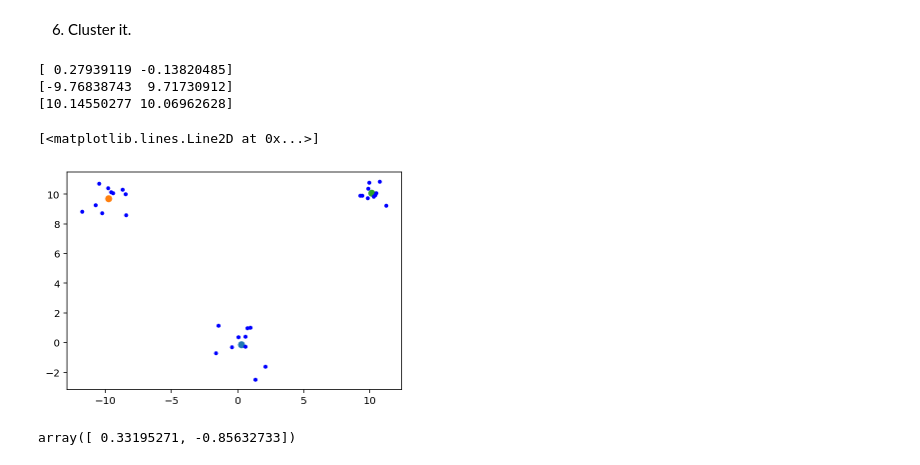
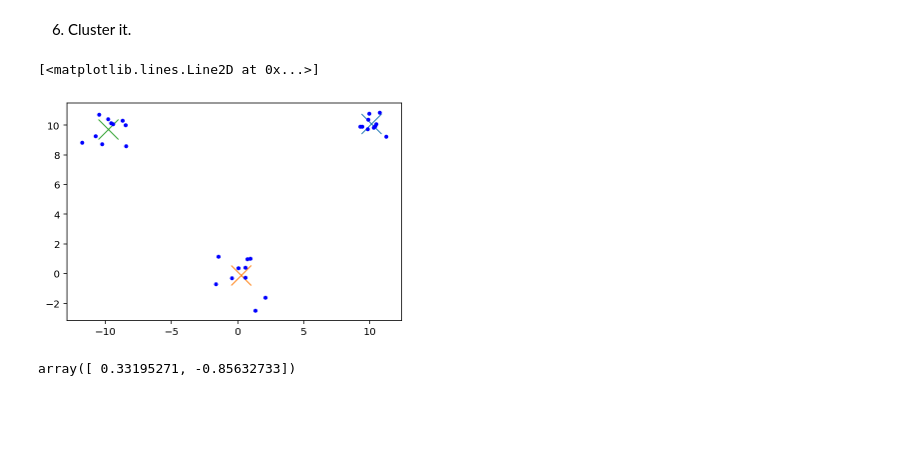
Before and after one commit to muic-pattern-rekt-2018/Exercise7, a Jupyter notebook: Low Rank Approximation and Clustering Problem.ipynb, the cells around one changed output. Cells and saved outputs as stored; diff of their text form; code cells hidden in the pictures; blank space fills up the shorter version.

Commit message:
with right color

```diff
--- a/Low Rank Approximation and Clustering Problem.ipynb
+++ b/Low Rank Approximation and Clustering Problem.ipynb
@@ -166,21 +166,19 @@ class KMean:
         return np.array(ret)
 
     def draw_centroid(self):
-        for row in self.centroids:
-            print(row)
-            plt.plot([row[0]], [row[1]], 'o')
+        for i, row in enumerate(self.centroids):
+            #print(row)
+            plt.plot([row[0]], [row[1]], 'x', color=f'C{i}', ms=20)
 # %%
 kmean = KMean(3)
 kmean.train(xs)
 # %%
 kmean.draw_centroid()
+cluster = kmean.cluster(xs)
 plt.plot(xs[:,0], xs[:, 1], '.b')
 # %% [output]
-[ 0.27939119 -0.13820485]
-[-9.76838743  9.71730912]
-[10.14550277 10.06962628]
+[<matplotlib.lines.Line2D at 0x...>]
-[<matplotlib.lines.Line2D at 0x...>]
-[figure, old version]
+[figure, new version]
 # %%
 s = KMean(3).initial_points(xs)
 # %%
```
